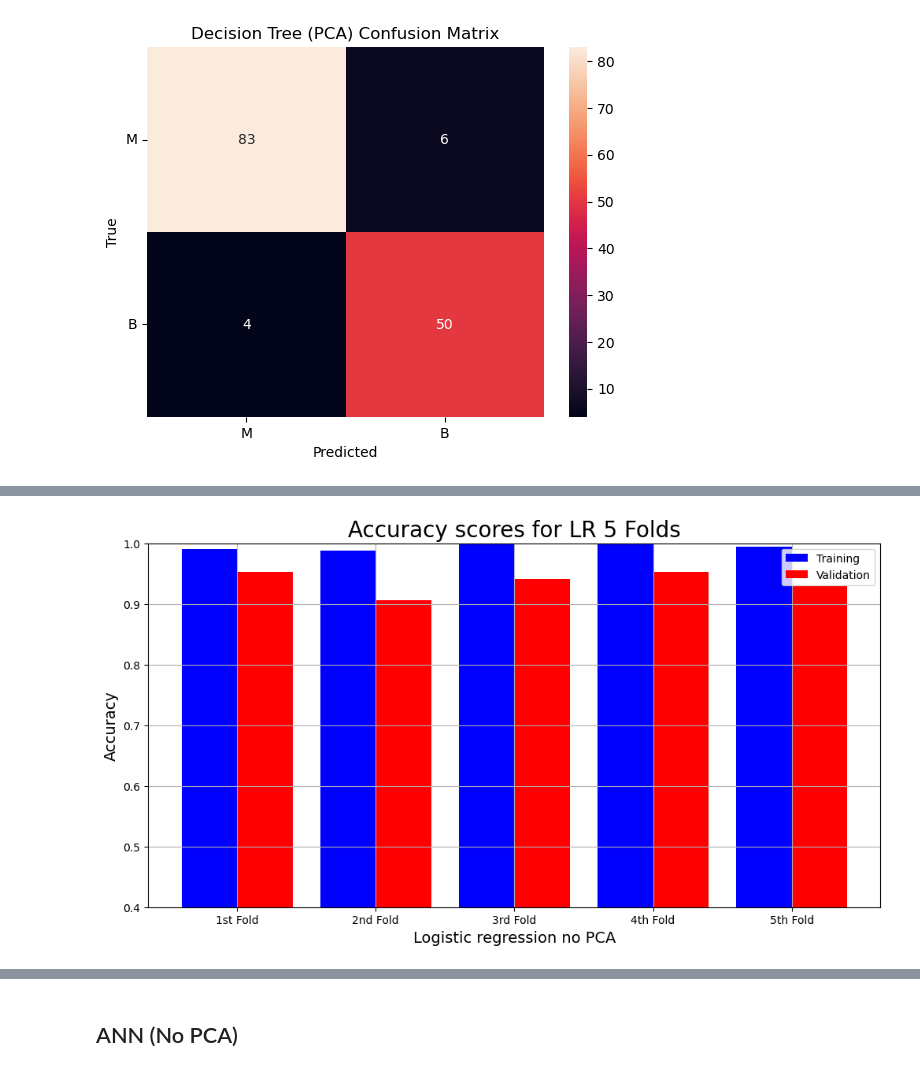
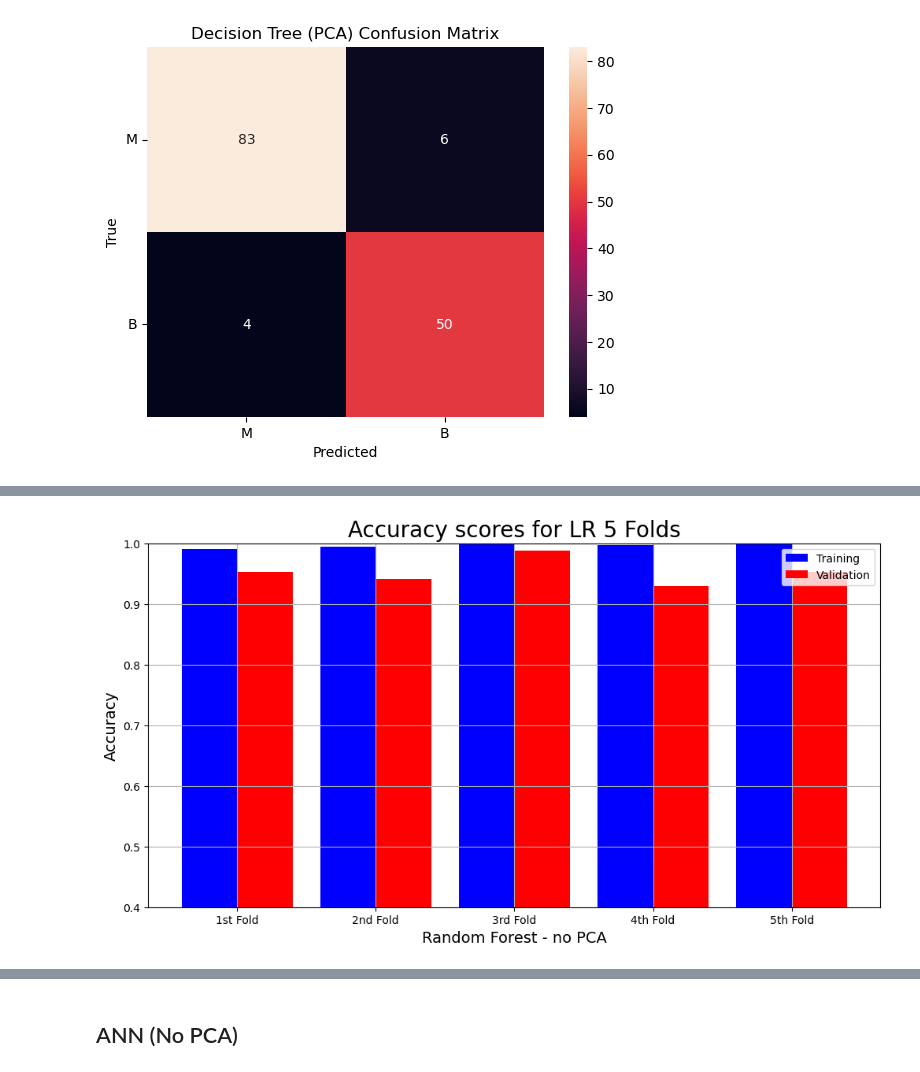
Before and after one commit to benjamin-ravenscroft/CISC471-Project, a Jupyter notebook: EDA.ipynb, the cells around one changed output, grey strips where cells are left out. Cells and saved outputs as stored; diff of their text form; code cells hidden in the pictures.

Commit message:
Added random forests

```diff
--- a/EDA.ipynb
+++ b/EDA.ipynb
@@ -687,7 +687,7 @@ parameters = dict(criterion=criterion,
                   class_weight=class_weight)
 
 clf_GS = GridSearchCV(dt, parameters)
-clf_GS.fit(train_scaled_fs, train_targets)
+clf_GS.fit(train_scaled, train_targets)
 
 print(f"Best Criterion: {clf_GS.best_estimator_.get_params()['criterion']}")
 print(f"Best max_depth: {clf_GS.best_estimator_.get_params()['max_depth']}")
@@ -695,10 +695,10 @@ print(f"Best class weighting: {clf_GS.best_estimator_.get_params()['class_weight
 print(f"{clf_GS.best_estimator_.get_params()}")
 print("\n")
 
-clf_GS.score(train_scaled_fs, train_targets)
-clf_GS.score(test_scaled_fs, test_targets)
+clf_GS.score(train_scaled, train_targets)
+clf_GS.score(test_scaled, test_targets)
 
-test_pred = clf_GS.predict(test_scaled_fs)
+test_pred = clf_GS.predict(test_scaled)
 
 results(test_pred, test_targets, "Decision tree (non-PCA) accuracy:", "Decision Tree Confusion Matrix")
 # %% [output]
@@ -768,0 +780,33 @@ Specificity:  0.9325842696629213
+# %%
+from sklearn.ensemble import RandomForestClassifier
+from sklearn.pipeline import Pipeline
+from sklearn.model_selection import GridSearchCV
+
+random_state = 0
+
+dt = RandomForestClassifier(random_state=random_state)
+
+criterion = ['gini', 'entropy', 'log_loss']
+n_estimators = range(100, 300, 10)
+max_depth = [2,4,6,8,10,12,14]
+class_weight = [None, 'balanced']
+
+parameters = dict(criterion=criterion,
+                  max_depth=max_depth,
+                  class_weight=class_weight)
+
+clf_GS = GridSearchCV(dt, parameters)
+clf_GS.fit(train_scaled, train_targets)
+
+print(f"Best Criterion: {clf_GS.best_estimator_.get_params()['criterion']}")
+print(f"Best max_depth: {clf_GS.best_estimator_.get_params()['max_depth']}")
+print(f"Best class weighting: {clf_GS.best_estimator_.get_params()['class_weight']}")
+print(f"{clf_GS.best_estimator_.get_params()}")
+print("\n")
+
+clf_GS.score(train_scaled, train_targets)
+clf_GS.score(test_scaled, test_targets)
+
+test_pred = clf_GS.predict(test_scaled)
+
+results(test_pred, test_targets, "Random Forest accuracy:", "Random Forest Confusion Matrix")
@@ -769,9 +824,9 @@ Specificity:  0.9325842696629213
 # %%
 dt_model_cv = cross_validation(clf_GS, train_scaled, train_targets)
-plot_result("Logistic regression no PCA",
+plot_result("Random Forest - no PCA",
             "Accuracy",
             "Accuracy scores for LR 5 Folds",
             dt_model_cv["Training Accuracy scores"],
             dt_model_cv["Validation Accuracy scores"])
 # %% [output]
-[figure, old version]
+[figure, new version]
```
Also changed, not shown: parts of 11 cells of this notebook.
